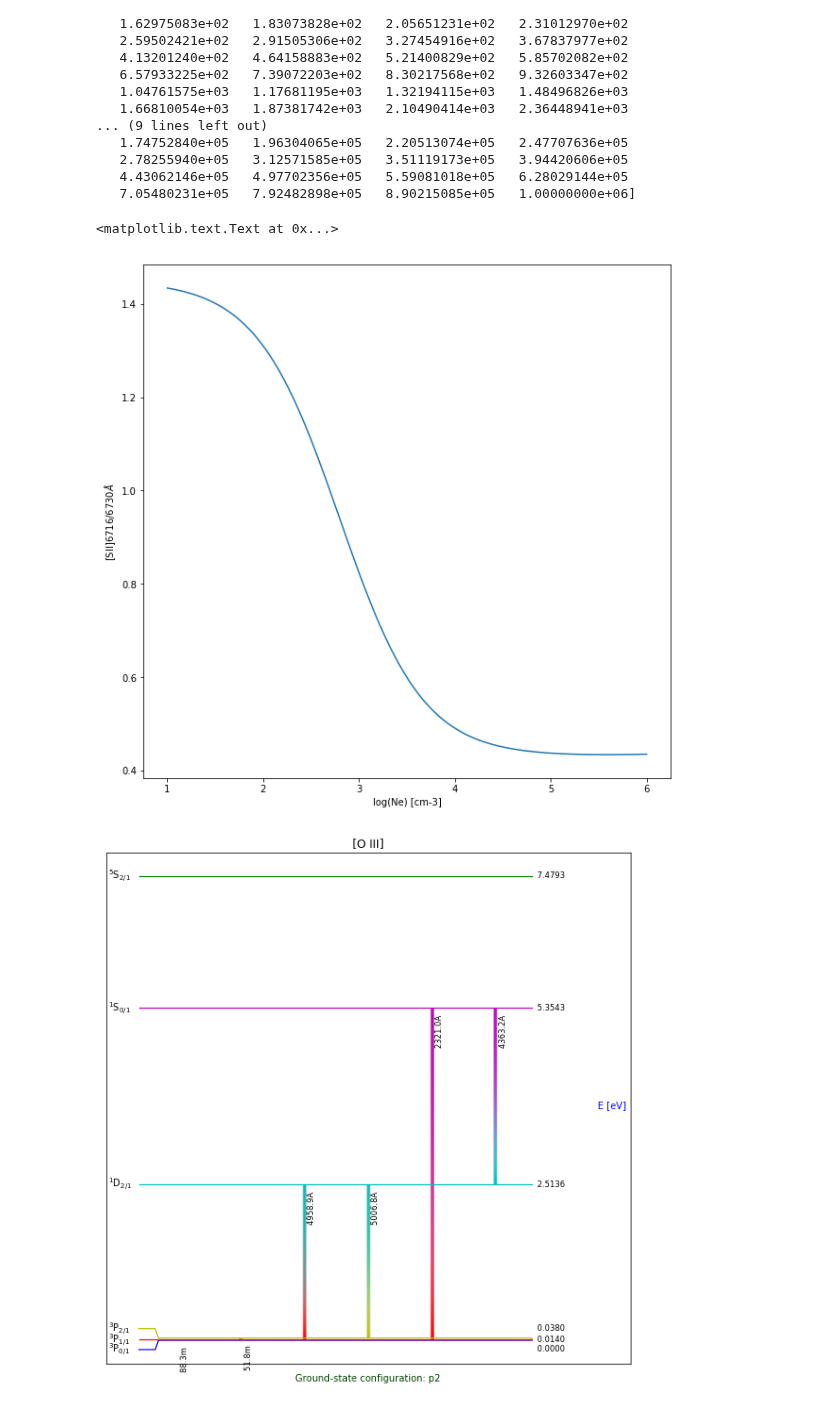
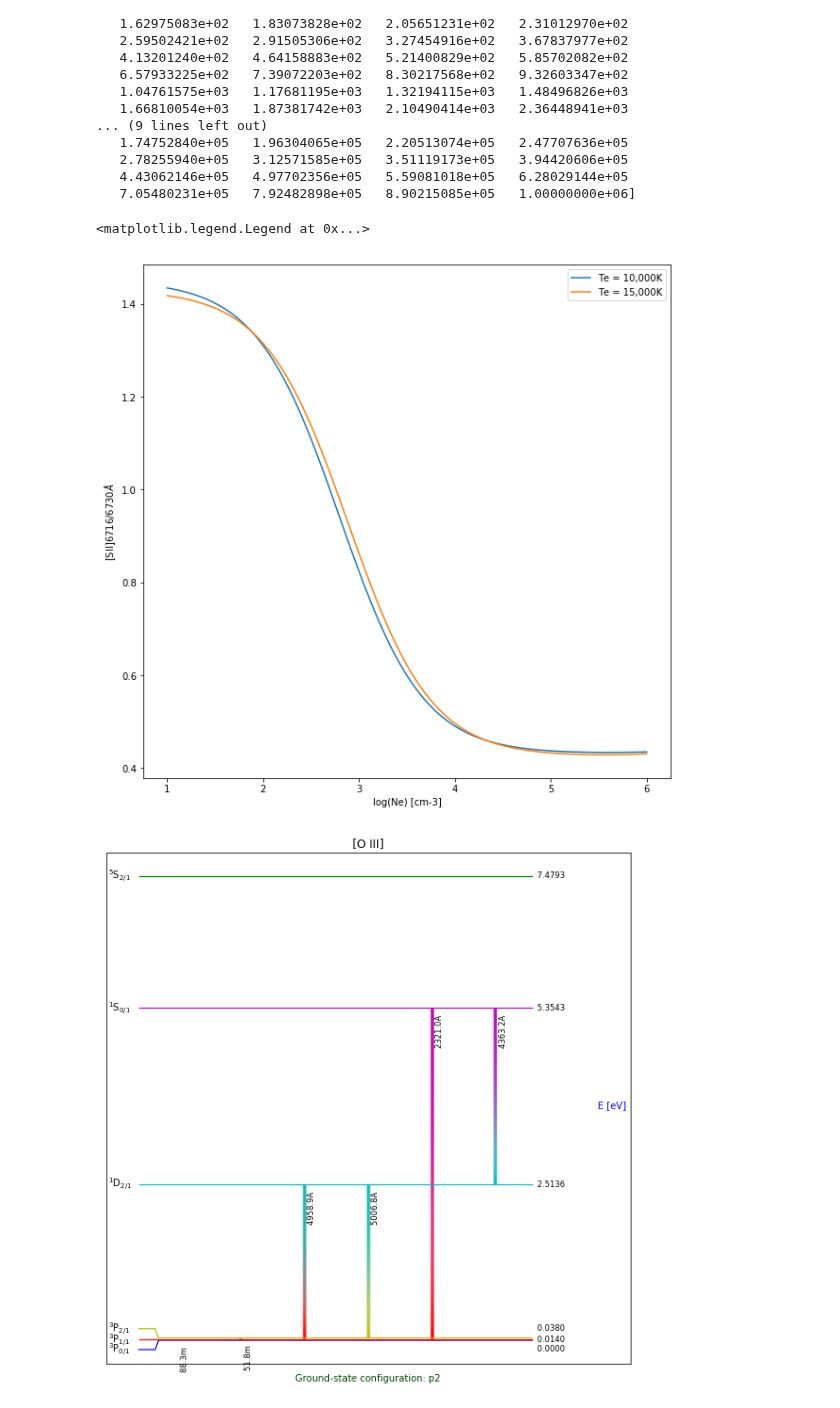
Before and after one commit to Morisset/Cloudy_Summer_School, a Jupyter notebook: Intro PyNeb.ipynb, the cells around one changed output. Saved outputs shown, nothing was run; the diff lists cells and outputs as text; code cells hidden in the pictures.

```diff
--- a/Intro PyNeb.ipynb
+++ b/Intro PyNeb.ipynb
@@ -77,13 +79,17 @@ print(den)
 # %%
 f, ax = plt.subplots(figsize=(10,10))
 E_6730 = S2.getEmissivity(tem=1e4, den=den, wave=6730)
 E_6716 = S2.getEmissivity(tem=1e4, den=den, wave=6716)
-ax.plot(np.log10(den), E_6716/E_6730)
+ax.plot(np.log10(den), E_6716/E_6730, label='Te = 10,000K')
+E_6730b = S2.getEmissivity(tem=1.5e4, den=den, wave=6730)
+E_6716b = S2.getEmissivity(tem=1.5e4, den=den, wave=6716)
+ax.plot(np.log10(den), E_6716b/E_6730b, label='Te = 15,000K')
 ax.set_xlabel('log(Ne) [cm-3]')
 ax.set_ylabel(r'[SII]6716/6730$\AA$')
+ax.legend(loc='best')
 # %% [output]
-<matplotlib.text.Text at 0x...>
+<matplotlib.legend.Legend at 0x...>
-[figure, old version]
+[figure, new version]
 # %%
 f, ax = plt.subplots(figsize=(10,10))
 O3.plotGrotrian(ax=ax)
```
Also changed, not shown: parts of 12 cells of this notebook.
